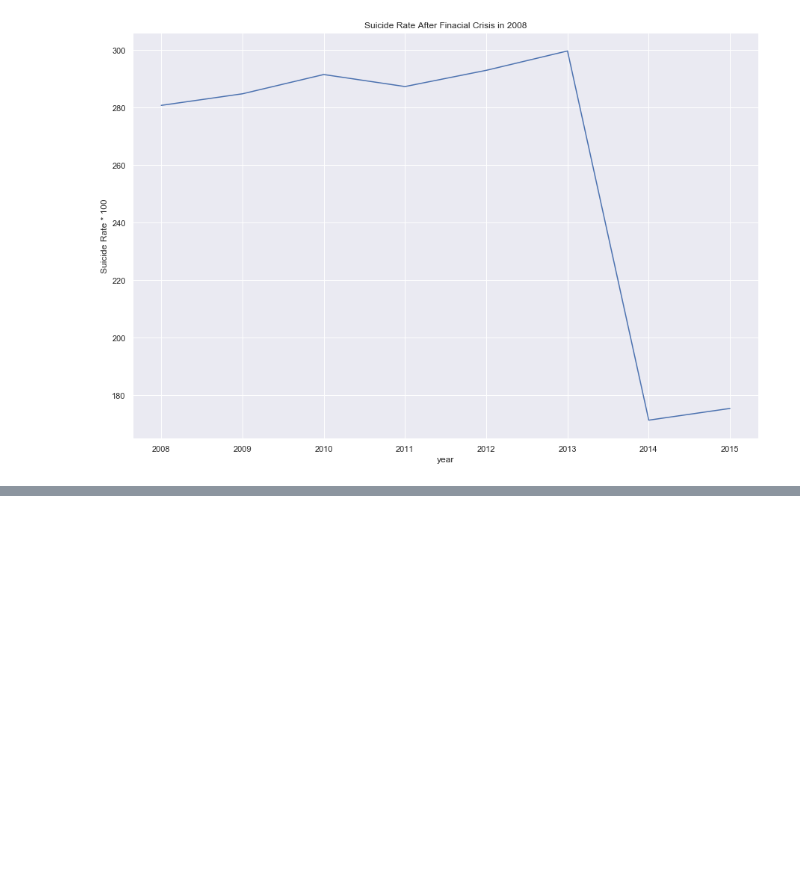
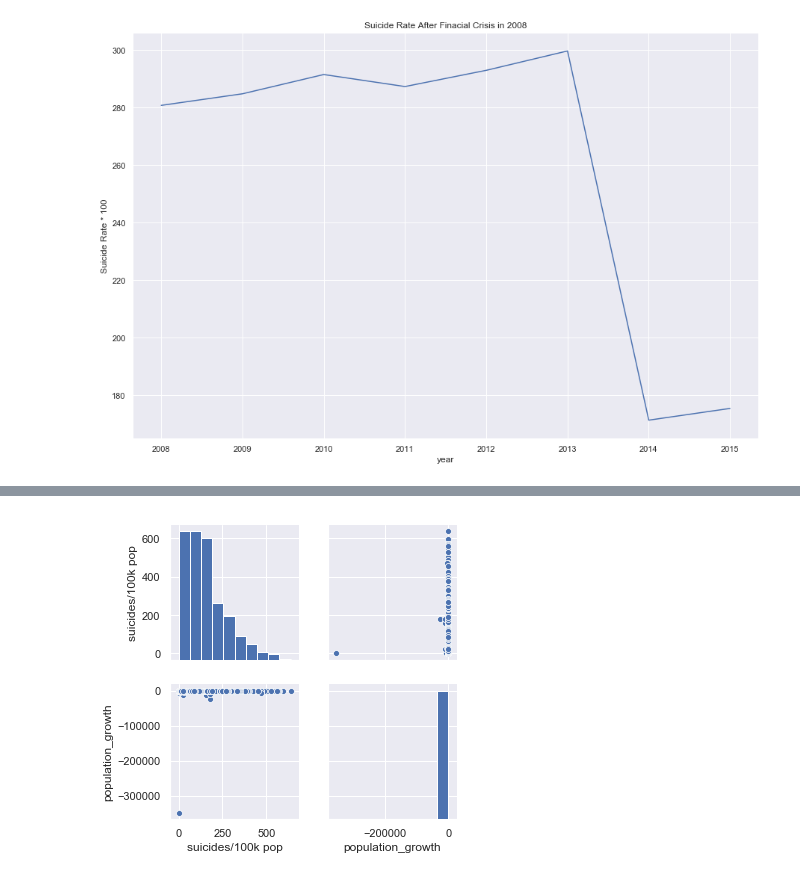
Before and after one commit to milkrong/suicide_rate_analysis, a Jupyter notebook: final_report.ipynb, the cells around one changed output, grey strips where cells are left out. Saved outputs shown, nothing was run; the diff lists cells and outputs as text; code cells hidden in the pictures; blank space fills up the shorter version.

```diff
--- a/final_report.ipynb
+++ b/final_report.ipynb
@@ -176,0 +162,3 @@ ax.savefig("Suicide Distribution by Age Group.jpg")
+# %%
+population_growth = suicide_info.loc[:, ['country', 'year', 'population', 'suicides/100k pop']].copy()
+population_growth = population_growth.groupby(['country','year'])[['population', 'suicides/100k pop']].sum().reset_index()
@@ -176,0 +174,5 @@ ax.savefig("Suicide Distribution by Age Group.jpg")
+# %%
+population_growth['population_growth'] = population_growth['population'].diff().fillna(0)
+# %%
+population_growth['population_growth'] = population_growth['population_growth'] / population_growth['population'] * 100
+population_growth.head()
@@ -176,0 +186,5 @@ ax.savefig("Suicide Distribution by Age Group.jpg")
+# %%
+sns.pairplot(population_growth.loc[:, ['suicides/100k pop', 'population_growth']])
+plt.show()
+# %% [output]
+[figure, added]
```
Also changed, not shown: parts of 12 cells of this notebook.
